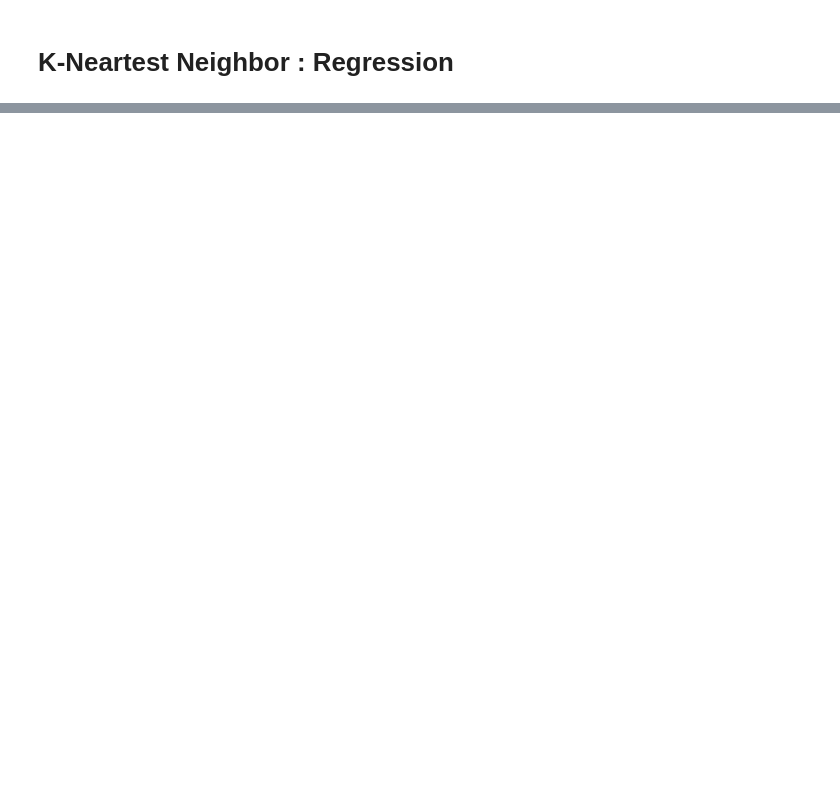
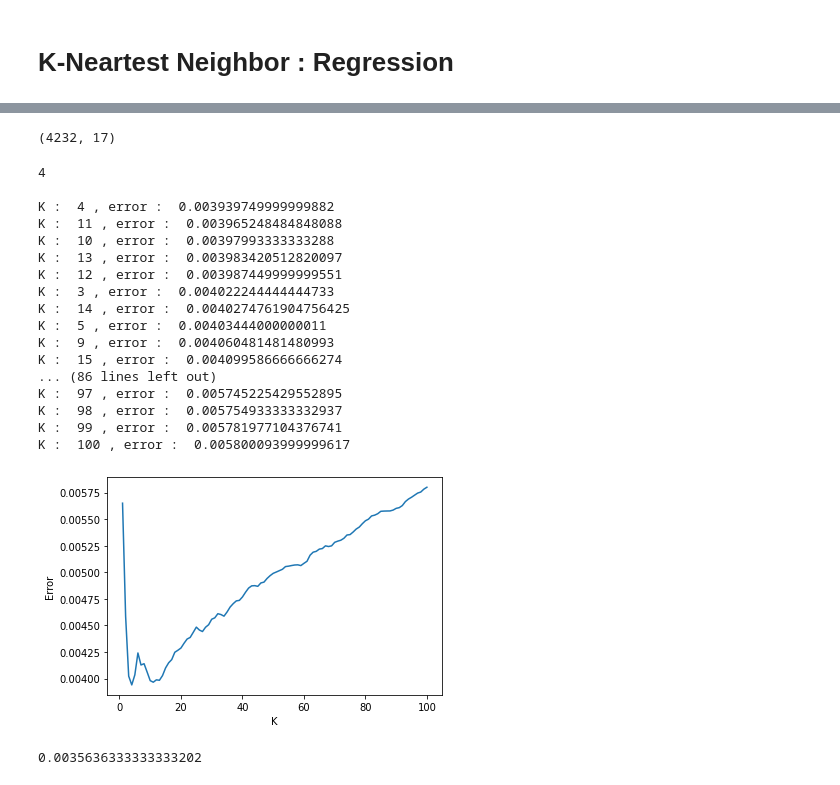
Before and after one commit to RTae/AI102, a Jupyter notebook: week1/AI102_Week1.ipynb, the cells around one changed output, grey strips where cells are left out. Saved outputs shown, nothing was run; the diff lists cells and outputs as text; code cells hidden in the pictures; blank space fills up the shorter version.

```diff
--- a/week1/AI102_Week1.ipynb
+++ b/week1/AI102_Week1.ipynb
@@ -257,0 +569,48 @@ Error : 58.0 %
+# %%
+DataMatrix = data.values
+# %%
+DataMatrix.shape
+# %% [output]
+(4232, 17)
+# %%
+number_of_target = 2
+D = DataMatrix.shape[1] - number_of_target
+# %%
+X = DataMatrix[:, :D]
+High = DataMatrix[:, D:D+1] # Predict High Value
+# Low = DataMatrix[:, D+1:]
+# %%
+X_Train = X[:-300, :]
+High_Train = High[:-300, :]
+# Low_Train = Low[start_train:end_train, :]
+
+X_Valid = X[-300:-150, :]
+High_Valid = High[-300:-150, :]
+# Low_Valid = Low[end_train:end_valid, :]
+
+X_Test = X[-150:, :]
+High_Test = High[-150:, :]
+# Low_Test = Low[end_valid:, :]
+# %%
+#Learning
+
+best_K = KNNR_FIT(X_Train, High_Train, X_Valid, High_Valid, 1, 100)
+# %% [output]
+4
+
+K :  4 , error :  0.003939749999999882
+K :  11 , error :  0.003965248484848088
+K :  10 , error :  0.00397993333333288
+K :  13 , error :  0.003983420512820097
+K :  12 , error :  0.003987449999999551
+K :  3 , error :  0.004022244444444733
+K :  14 , error :  0.0040274761904756425
+K :  5 , error :  0.00403444000000011
+K :  9 , error :  0.004060481481480993
+K :  15 , error :  0.004099586666666274
+... (86 lines left out)
+K :  97 , error :  0.005745225429552895
+K :  98 , error :  0.005754933333332937
+K :  99 , error :  0.005781977104376741
+K :  100 , error :  0.005800093999999617
+[figure, added]
@@ -257,0 +622,4 @@ Error : 58.0 %
+# %%
+error_Test
+# %% [output]
+0.0035636333333333202
```
Also changed, not shown: parts of 49 cells of this notebook.
